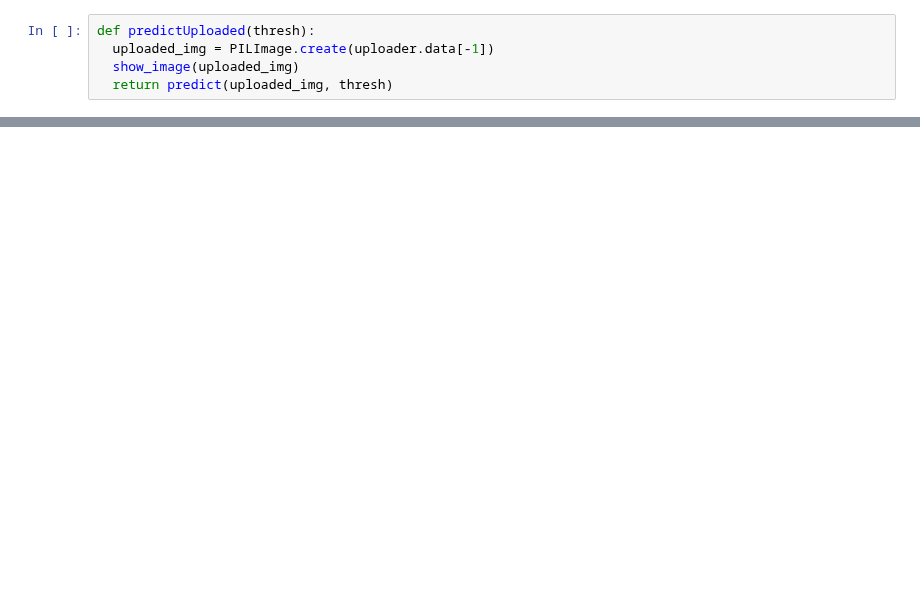
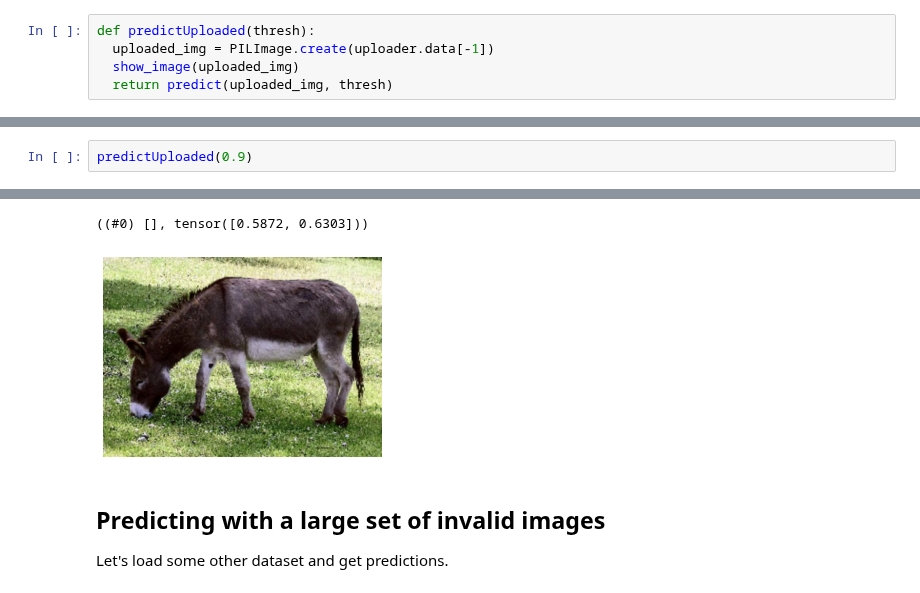
Before and after one commit to arunoda/fastai-v4, a Jupyter notebook: 06_3_multi_cat_cats_dogs_revisited.ipynb, the cells around one changed output, grey strips where cells are left out. Saved outputs shown, nothing was run; the diff lists cells and outputs as text; blank space fills up the shorter version.

```diff
--- a/06_3_multi_cat_cats_dogs_revisited.ipynb
+++ b/06_3_multi_cat_cats_dogs_revisited.ipynb
@@ -110,0 +133,3 @@ predictUploaded(0.9)
+# %%
+predictUploaded(0.9)
+# %% [output]
@@ -110,0 +137,6 @@ predictUploaded(0.9)
+((#0) [], tensor([0.5872, 0.6303]))
+[figure, added]
+# %% [markdown]
+## Predicting with a large set of invalid images
+
+Let's load some other dataset and get predictions.
```
Also changed, not shown: parts of 27 cells of this notebook.
